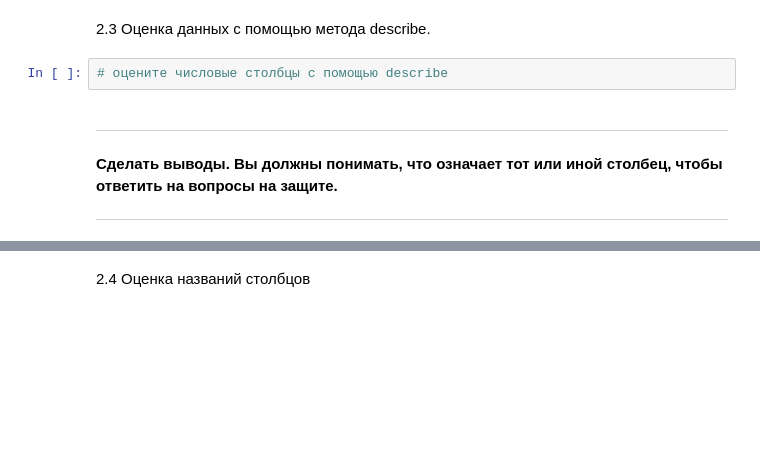
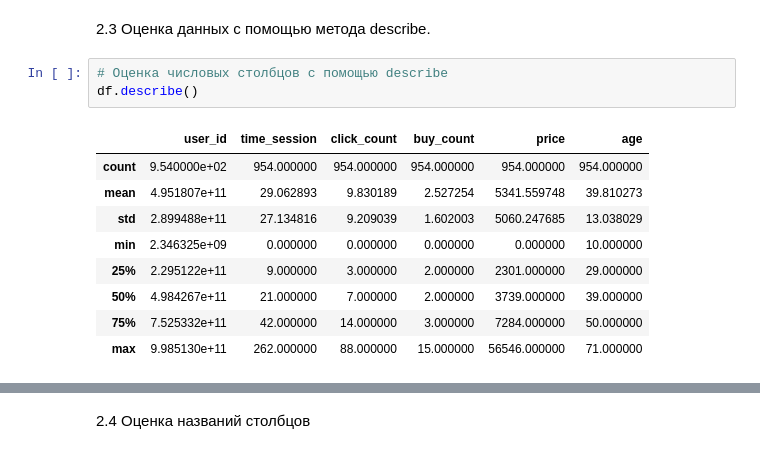
Before and after one commit to DoubleD-99/ida, a Jupyter notebook: ЛР1_Веселов_5.ipynb, the cells around one changed output, grey strips where cells are left out. Cells and saved outputs as stored; diff of their text form; blank space fills up the shorter version.

```diff
--- a/ЛР1_Веселов_5.ipynb
+++ b/ЛР1_Веселов_5.ipynb
@@ -30,13 +84,15 @@
 # %% [markdown]
 2.3 Оценка данных с помощью метода describe.
 # %%
-# оцените числовые столбцы с помощью describe
+# Оценка числовых столбцов с помощью describe
+df.describe()
+# %% [output]
+|  | user_id | time_session | click_count | buy_count | price | age |
+| count | 9.540000e+02 | 954.000000 | 954.000000 | 954.000000 | 954.000000 | 954.000000 |
+| mean | 4.951807e+11 | 29.062893 | 9.830189 | 2.527254 | 5341.559748 | 39.810273 |
+| std | 2.899488e+11 | 27.134816 | 9.209039 | 1.602003 | 5060.247685 | 13.038029 |
+| min | 2.346325e+09 | 0.000000 | 0.000000 | 0.000000 | 0.000000 | 10.000000 |
+| 25% | 2.295122e+11 | 9.000000 | 3.000000 | 2.000000 | 2301.000000 | 29.000000 |
+| 50% | 4.984267e+11 | 21.000000 | 7.000000 | 2.000000 | 3739.000000 | 39.000000 |
+| 75% | 7.525332e+11 | 42.000000 | 14.000000 | 3.000000 | 7284.000000 | 50.000000 |
+| max | 9.985130e+11 | 262.000000 | 88.000000 | 15.000000 | 56546.000000 | 71.000000 |
-# %% [markdown]
-
----
-
-**Сделать выводы. Вы должны понимать, что означает тот или иной столбец, чтобы
- ответить на вопросы на защите.**
-
-
- ---
```
Also changed, not shown: parts of 60 cells of this notebook, 2 other files.
